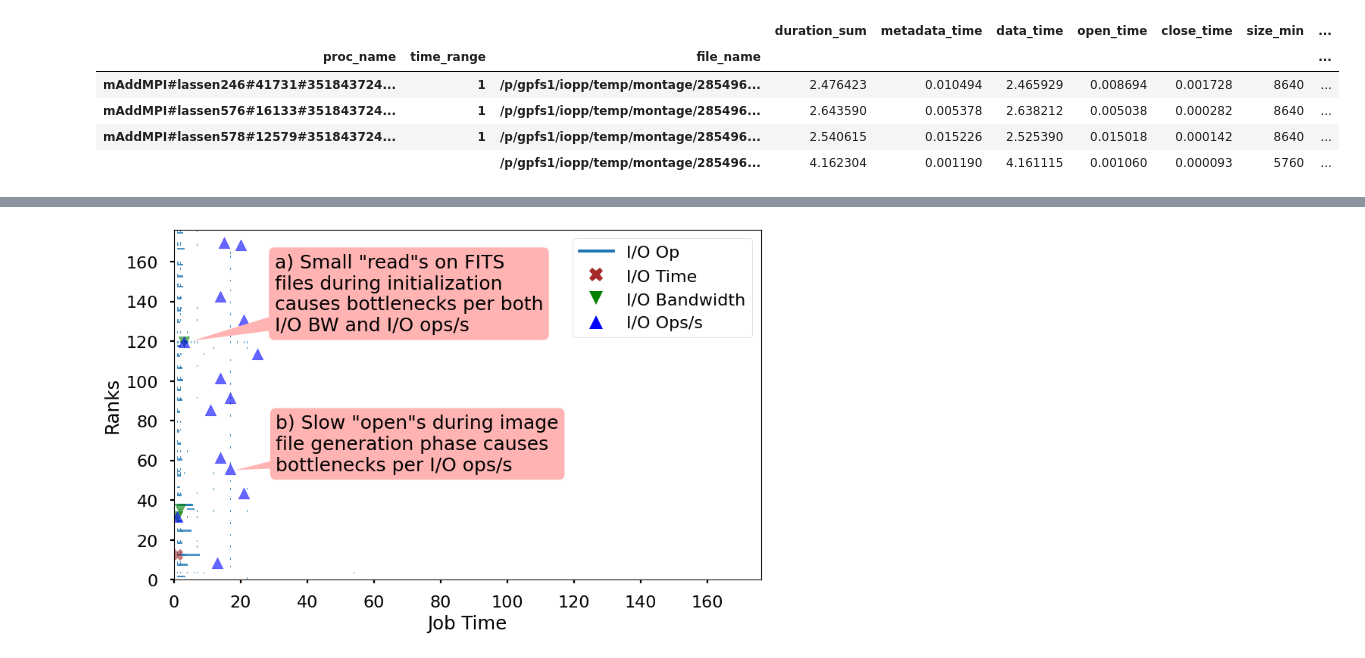
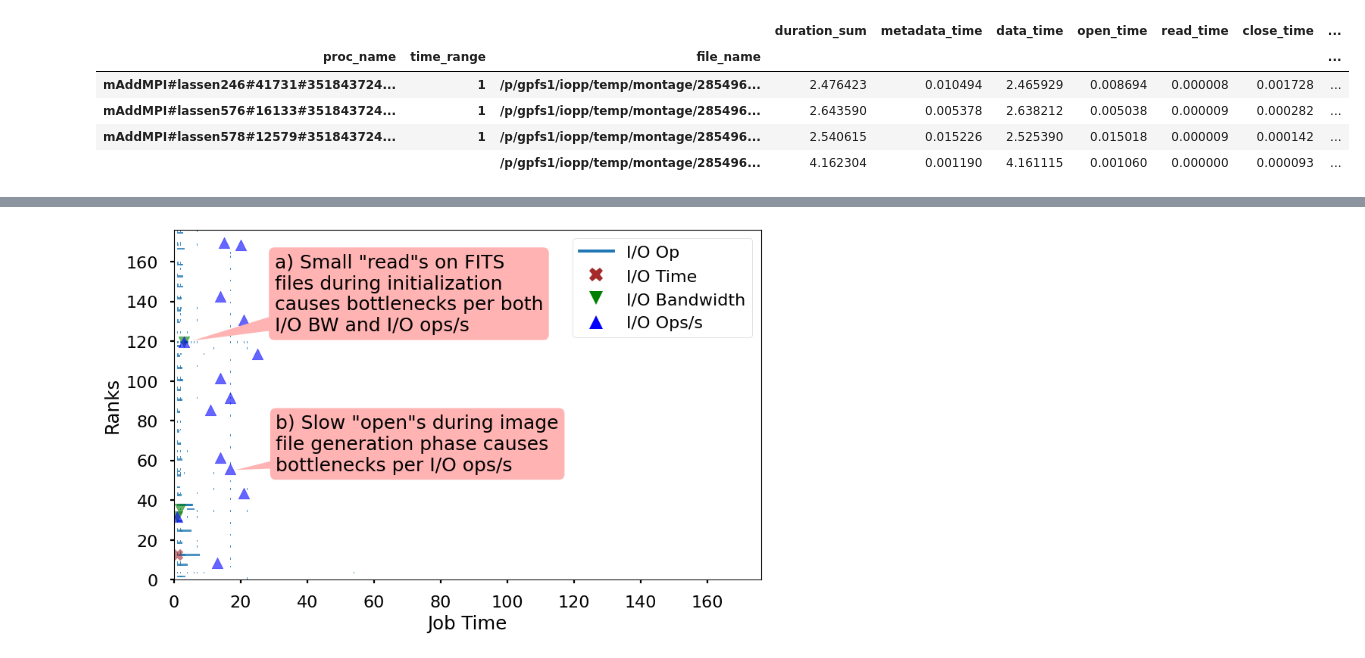
Before and after one commit to izzet/wisio, a Jupyter notebook: notebooks/recorder-montage.ipynb, the cells around one changed output, grey strips where cells are left out. Drawn from its saved outputs; the diff is of its cells as text; code cells hidden in the pictures.

```diff
--- a/notebooks/recorder-montage.ipynb
+++ b/notebooks/recorder-montage.ipynb
@@ -108,10 +120,10 @@ time: 284 ms (started: 2023-08-01 11:18:09 -07:00)
 # %%
 dur_proc_ll = res.bottlenecks['duration'][('proc_name',)]['low_level_view'].compute()
-dur_proc_ll.query('duration_th >= 0.2')[['duration_sum', 'metadata_time', 'data_time', 'open_time', 'close_time', 'size_min', 'size_max', 'duration_th', 'duration_score']]
+dur_proc_ll.query('duration_th >= 0.2')[['duration_sum', 'metadata_time', 'data_time', 'open_time', 'read_time', 'close_time', 'size_min', 'size_max', 'duration_th', 'duration_score']]
 # %% [output]
-|  |  |  | duration_sum | metadata_time | data_time | open_time | close_time | size_min | ... |
+|  |  |  | duration_sum | metadata_time | data_time | open_time | read_time | close_time | ... |
 | proc_name | time_range | file_name |  |  |  |  |  |  | ... |
-| mAddMPI#lassen246#41731#351843724... | 1 | /p/gpfs1/iopp/temp/montage/285496... | 2.476423 | 0.010494 | 2.465929 | 0.008694 | 0.001728 | 8640 | ... |
-| mAddMPI#lassen576#16133#351843724... | 1 | /p/gpfs1/iopp/temp/montage/285496... | 2.643590 | 0.005378 | 2.638212 | 0.005038 | 0.000282 | 8640 | ... |
-| mAddMPI#lassen578#12579#351843724... | 1 | /p/gpfs1/iopp/temp/montage/285496... | 2.540615 | 0.015226 | 2.525390 | 0.015018 | 0.000142 | 8640 | ... |
-|  |  | /p/gpfs1/iopp/temp/montage/285496... | 4.162304 | 0.001190 | 4.161115 | 0.001060 | 0.000093 | 5760 | ... |
+| mAddMPI#lassen246#41731#351843724... | 1 | /p/gpfs1/iopp/temp/montage/285496... | 2.476423 | 0.010494 | 2.465929 | 0.008694 | 0.000008 | 0.001728 | ... |
+| mAddMPI#lassen576#16133#351843724... | 1 | /p/gpfs1/iopp/temp/montage/285496... | 2.643590 | 0.005378 | 2.638212 | 0.005038 | 0.000009 | 0.000282 | ... |
+| mAddMPI#lassen578#12579#351843724... | 1 | /p/gpfs1/iopp/temp/montage/285496... | 2.540615 | 0.015226 | 2.525390 | 0.015018 | 0.000009 | 0.000142 | ... |
+|  |  | /p/gpfs1/iopp/temp/montage/285496... | 4.162304 | 0.001190 | 4.161115 | 0.001060 | 0.000000 | 0.000093 | ... |
```
Also changed, not shown: parts of 15 cells of this notebook, 2 other files.
